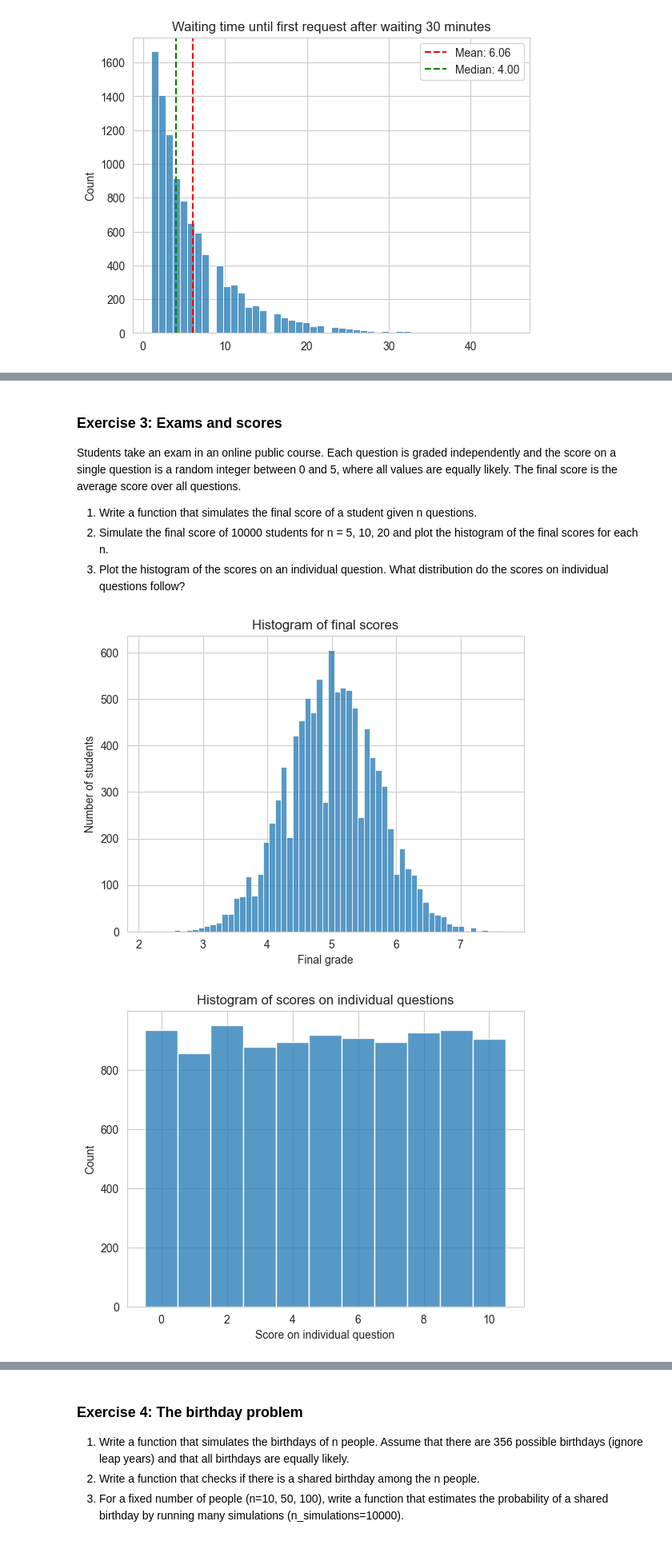
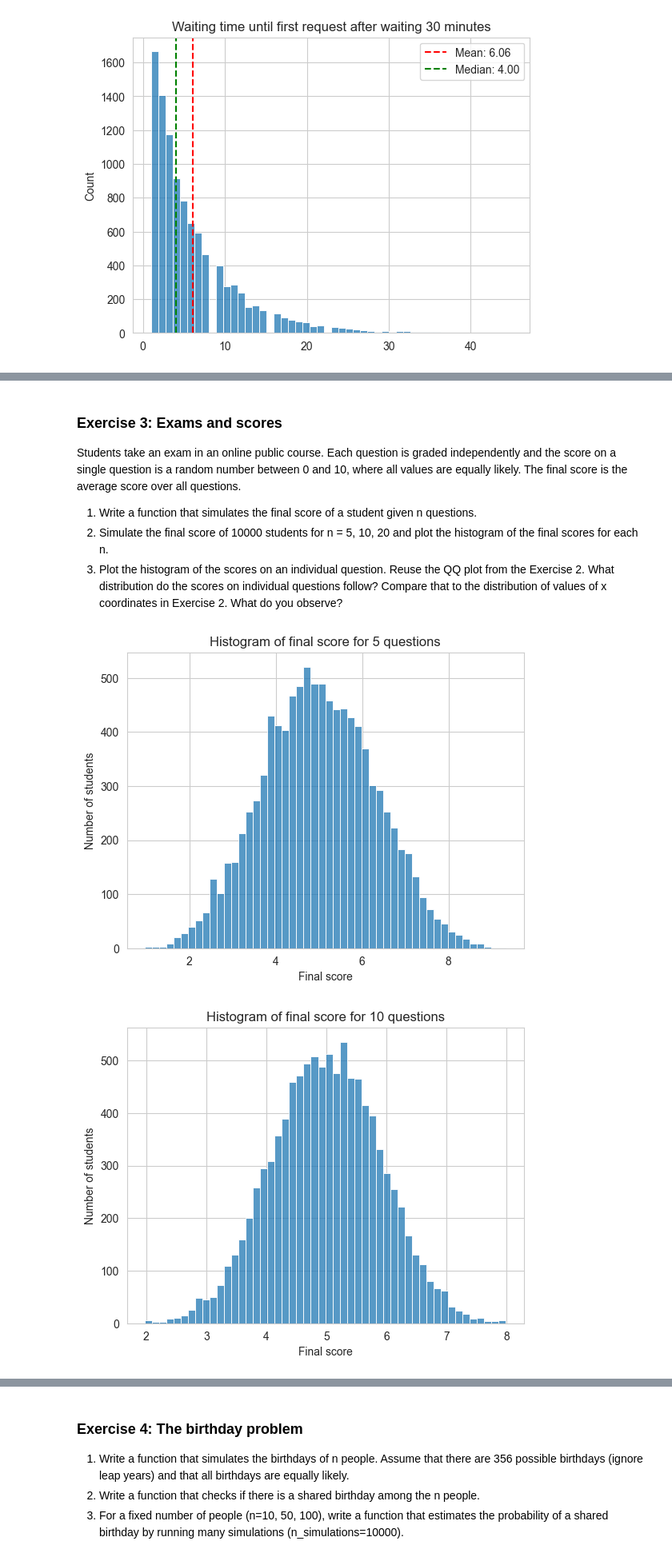
Before and after one commit to uio-bmi/stats_for_cs, a Jupyter notebook: ukesoppgaver_uke_9.ipynb, the cells around one changed output, grey strips where cells are left out. Shown at 80% size. Drawn from its saved outputs; the diff is of its cells as text; code cells hidden in the pictures.

Commit message:
update exercises for week 9

```diff
--- a/ukesoppgaver_uke_9.ipynb
+++ b/ukesoppgaver_uke_9.ipynb
@@ -134,41 +144,50 @@ plt.show()
 # %% [markdown]
 ### Exercise 3: Exams and scores
 
-Students take an exam in an online public course. Each question is graded independently and the score on a single question is a random integer between 0 and 5, where all values are equally likely. The final score is the average score over all questions.
+Students take an exam in an online public course. Each question is graded independently and the score on a single question is a random number between 0 and 10, where all values are equally likely. The final score is the average score over all questions.
 
 1. Write a function that simulates the final score of a student given n questions.
 2. Simulate the final score of 10000 students for n = 5, 10, 20 and plot the histogram of the final scores for each n.
-3. Plot the histogram of the scores on an individual question. What distribution do the scores on individual questions follow?
+3. Plot the histogram of the scores on an individual question. Reuse the QQ plot from the Exercise 2. What distribution do the scores on individual questions follow? Compare that to the distribution of values of x coordinates in Exercise 2. What do you observe?
 # %%
 import numpy as np
 import seaborn as sns
 import matplotlib.pyplot as plt
 
 def simulate_exam(num_questions: int) -> dict:
-    question_scores = [random.randint(0, 10) for _ in range(num_questions)]
+    # Note: random.randint(0, 10) would also be fine here; the QQ-plot will look differently, but it can still be seen which distribution it follows
+    question_scores = [random.uniform(0, 10) for _ in range(num_questions)]
     average_score = sum(question_scores) / num_questions
 
     return {'question_scores': question_scores, 'final_score': average_score}
 
 def run_simulations(n_questions: int, n_students: int) -> list[dict]:
     exam_results = [simulate_exam(n_questions) for _ in range(n_students)]
     return exam_results
 
-n_questions = 20
-exam_results = run_simulations(n_questions, 10000)
-final_scores = [result['final_score'] for result in exam_results]
-sns.histplot(final_scores, discrete=False)
-plt.title(f'Histogram of final scores')
-plt.xlabel('Final grade')
-plt.ylabel('Number of students')
-plt.show()
+def make_histogram(values, title, x_label, y_label):
+    sns.histplot(values, bins=50)
+    plt.title(title)
+    plt.xlabel(x_label)
+    plt.ylabel(y_label)
+    plt.show()
 
-exam_results = [simulate_exam(1) for _ in range(10000)]
-question_scores = [result['question_scores'][0] for result in exam_results]
-sns.histplot(question_scores, discrete=True)
-plt.title('Histogram of scores on individual questions')
-plt.xlabel('Score on individual question')
-plt.show()
+def run_experiment(n_questions: int, n_students: int = 10000):
+  exam_results = run_simulations(n_questions, n_students)
+  final_scores = [result['final_score'] for result in exam_results]
+  make_histogram(final_scores, f'Histogram of final score for {n_questions} questions', 'Final score', 'Number of students')
+
+def run_question_dist_experiment():
+  exam_results = [simulate_exam(1) for _ in range(10000)]
+  question_scores = [result['question_scores'][0] for result in exam_results]
+  make_histogram(question_scores, 'Scores on individual questions', 'Question scores', 'Number of students')
+  make_qq_plot(question_scores, 'QQ-plot of scores on individual questions', 0, 10)
+
+
+for n_questions in [5, 10, 20]:
+  run_experiment(n_questions)
+
+run_question_dist_experiment()
 # %% [output]
-[figure, old version]
+[figure, new version]
-[figure, old version]
+[figure, new version]
```
Also changed, not shown: parts of 4 cells of this notebook.
